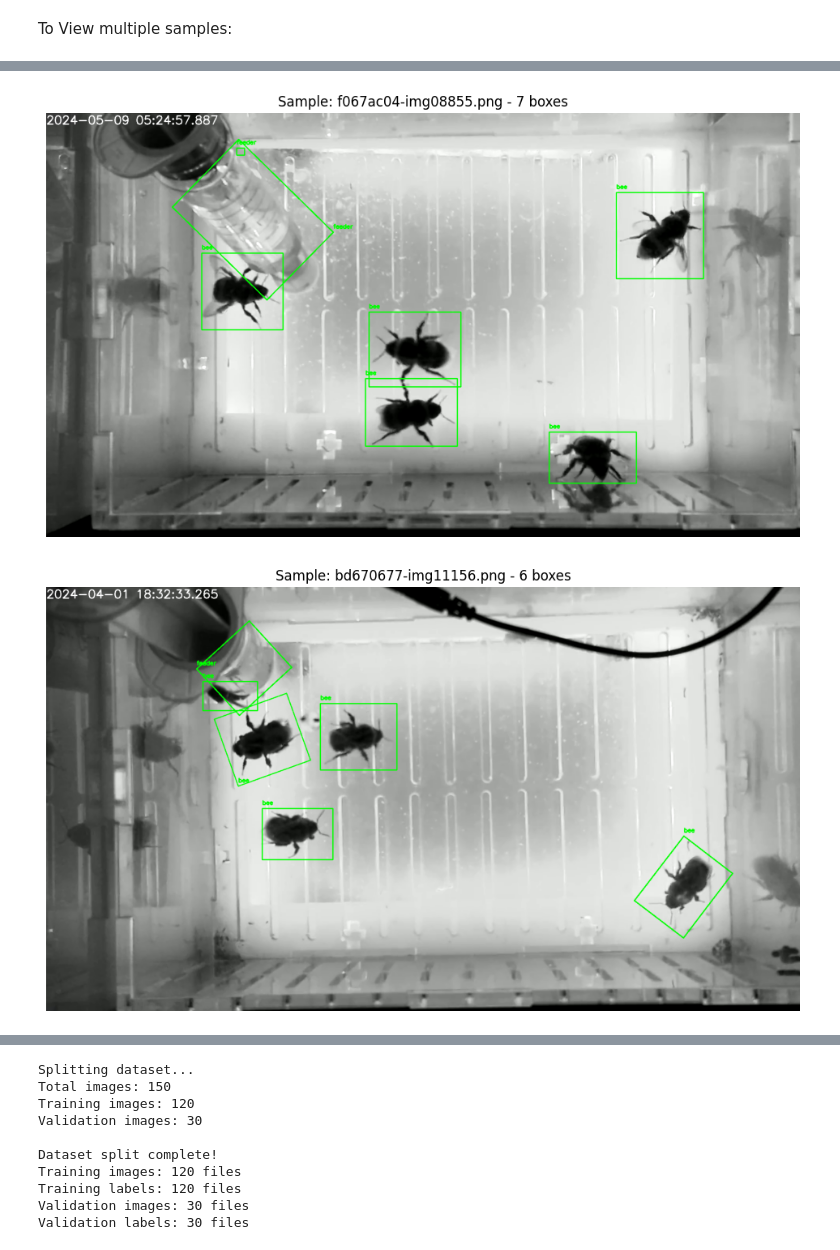
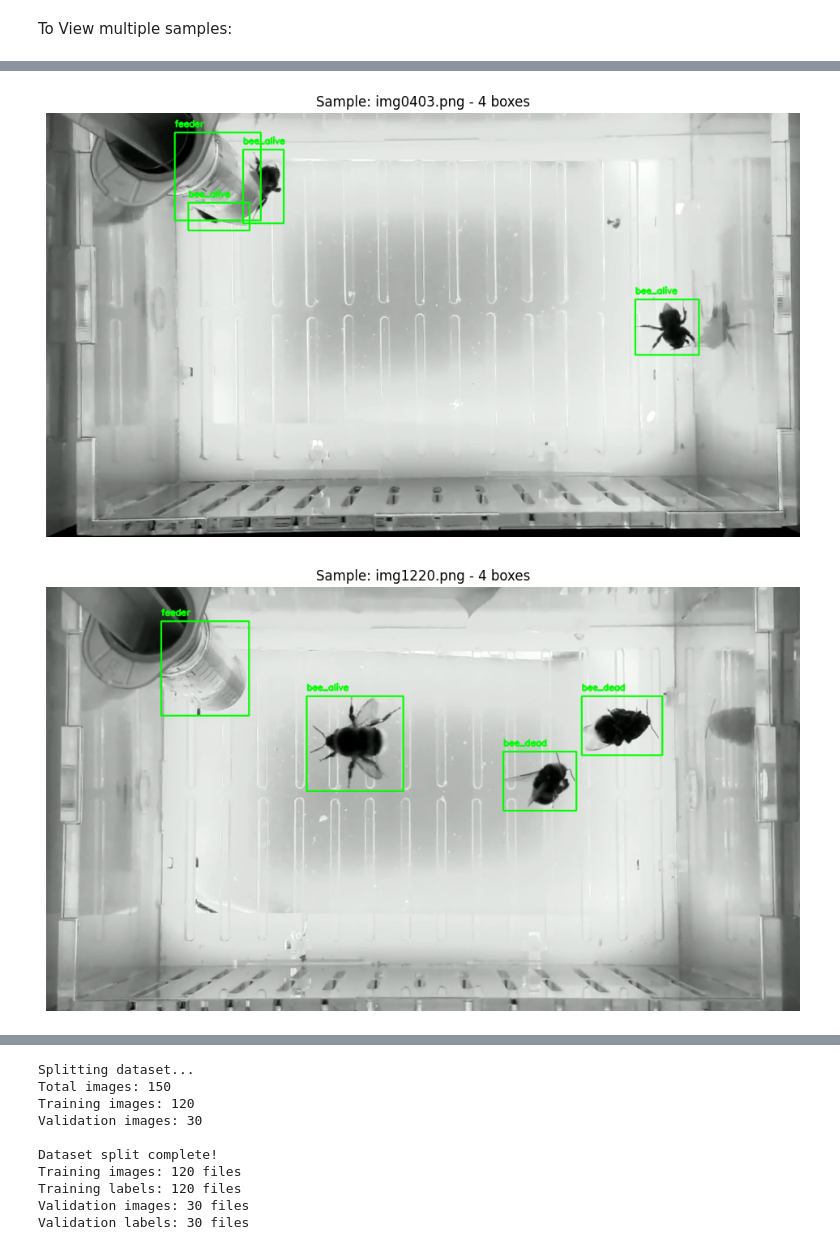
Before and after one commit to BEEhaviourLab/BEEhaviourLab-YOLO-training, a Jupyter notebook: notebooks/01_data_preparation.ipynb, the cells around one changed output, grey strips where cells are left out. Saved outputs shown, nothing was run; the diff lists cells and outputs as text; code cells hidden in the pictures.

```diff
--- a/notebooks/01_data_preparation.ipynb
+++ b/notebooks/01_data_preparation.ipynb
@@ -144,12 +144,12 @@ import os
 # %%
 
 # Update these paths to match your directory structure
-IMAGE_DIR = "../dataset/images"
-LABEL_DIR = "../dataset/labels"
-class_names = ["bee", "feeder"]  # Replace with your classes
+IMAGE_DIR = "../dataset/alive-dead-data/train/images"
+LABEL_DIR = "../dataset/alive-dead-data/train/labels"
+class_names = ["bee_alive", "bee_dead", "feeder"]  # Replace with your classes
 
 # Choose a specific image to visualize
-image_name = "0de83328-img10071.png"  # Replace with your image name
+image_name = "img0834.png"  # Replace with your image name
 label_name = image_name.replace('.png', '.txt')
 # %%
 # Read image
@@ -294,33 +247,38 @@ for image_name in samples:
                 values = line.strip().split()
                 class_id = int(float(values[0]))
                 # Extract the 4 corner points (x,y pairs)
-                points = np.array([
-                    [float(values[1]), float(values[2])],  # first point
-                    [float(values[3]), float(values[4])],  # second point
-                    [float(values[5]), float(values[6])],  # third point
-                    [float(values[7]), float(values[8])]   # fourth point
-                ])
-                boxes.append([class_id, points])
+                # Extract YOLO format: center_x, center_y, width, height (all normalized)
+                center_x = float(values[1])
+                center_y = float(values[2])
+                width = float(values[3])
+                height = float(values[4])
+                boxes.append([class_id, center_x, center_y, width, height])
 
         # Draw boxes
         img_height, img_width = img.shape[:2]
 
         for box in boxes:
-            class_id, points = box
+            class_id, center_x, center_y, width, height = box
 
             # Convert normalized coordinates to pixel coordinates
-            points_px = points.copy()
-            points_px[:, 0] *= img_width   # scale x coordinates
-            points_px[:, 1] *= img_height  # scale y coordinates
-            points_px = points_px.astype(np.int32)
+            center_x_px = center_x * img_width
+            center_y_px = center_y * img_height
+            width_px = width * img_width
+            height_px = height * img_height
 
-            # Draw the rotated box
-            cv2.polylines(img, [points_px], isClosed=True, color=(0, 255, 0), thickness=2)
+            # Calculate top-left and bottom-right corners
+            x1 = int(center_x_px - width_px / 2)
+            y1 = int(center_y_px - height_px / 2)
+            x2 = int(center_x_px + width_px / 2)
+            y2 = int(center_y_px + height_px / 2)
+
+            # Draw the bounding box
+            cv2.rectangle(img, (x1, y1), (x2, y2), color=(0, 255, 0), thickness=2)
 
             # Add label at the top-left corner of the box
             label = class_names[int(class_id)] if class_names else str(int(class_id))
             cv2.putText(img, label,
-                        (points_px[0][0], points_px[0][1] - 10),
+                        (x1, y1 - 10),
                         cv2.FONT_HERSHEY_SIMPLEX, 0.5, (0, 255, 0), 2)
 
         # Display
@@ -341,5 +299,5 @@ for image_name in samples:
-[figure, old version]
+[figure, new version]
-[figure, old version]
+[figure, new version]
 # %% [markdown]
 When training a YOLO detector, we split our dataset into training and validation sets for a few key reasons:
 
```
Also changed, not shown: parts of 9 cells of this notebook, 9 other files.
